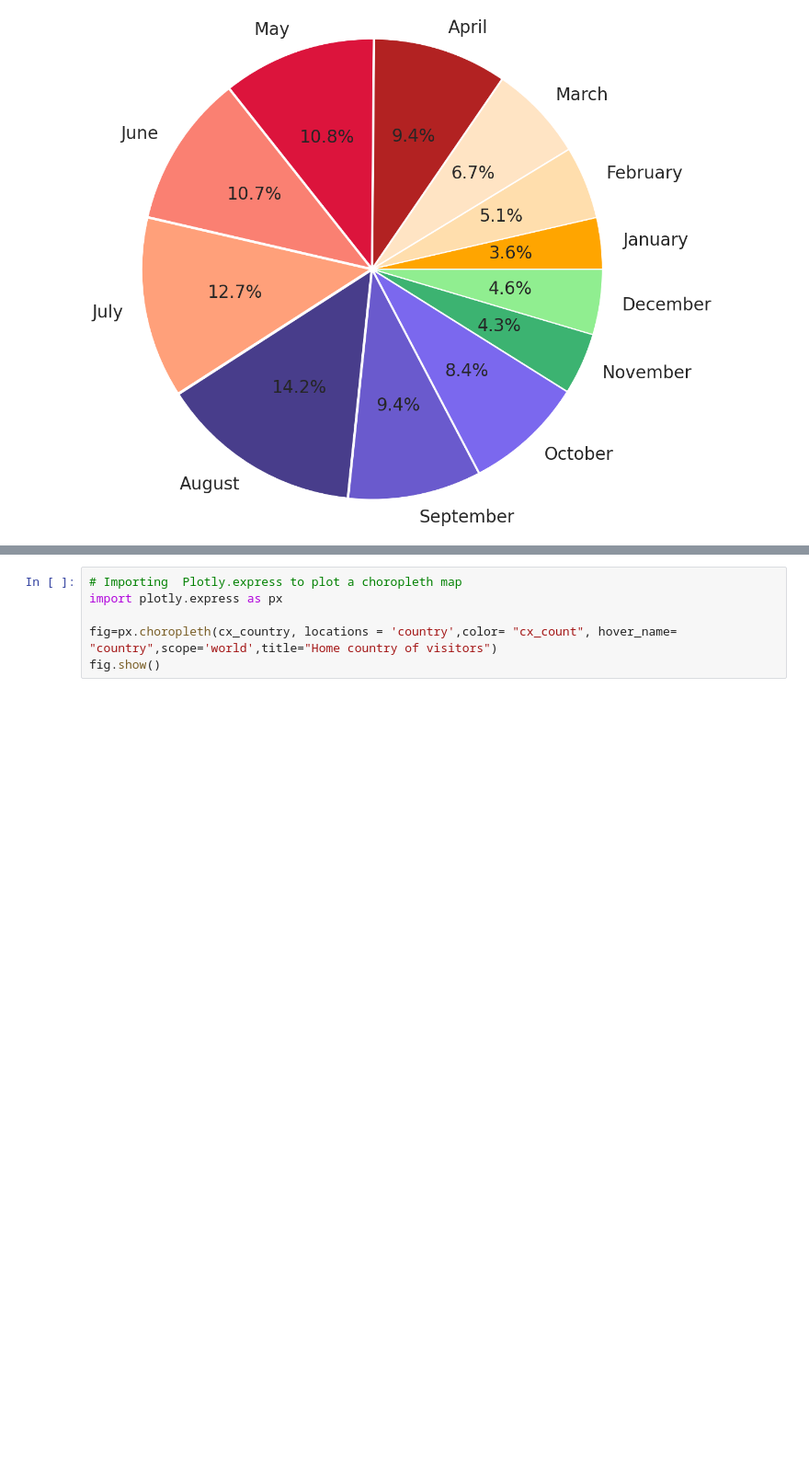
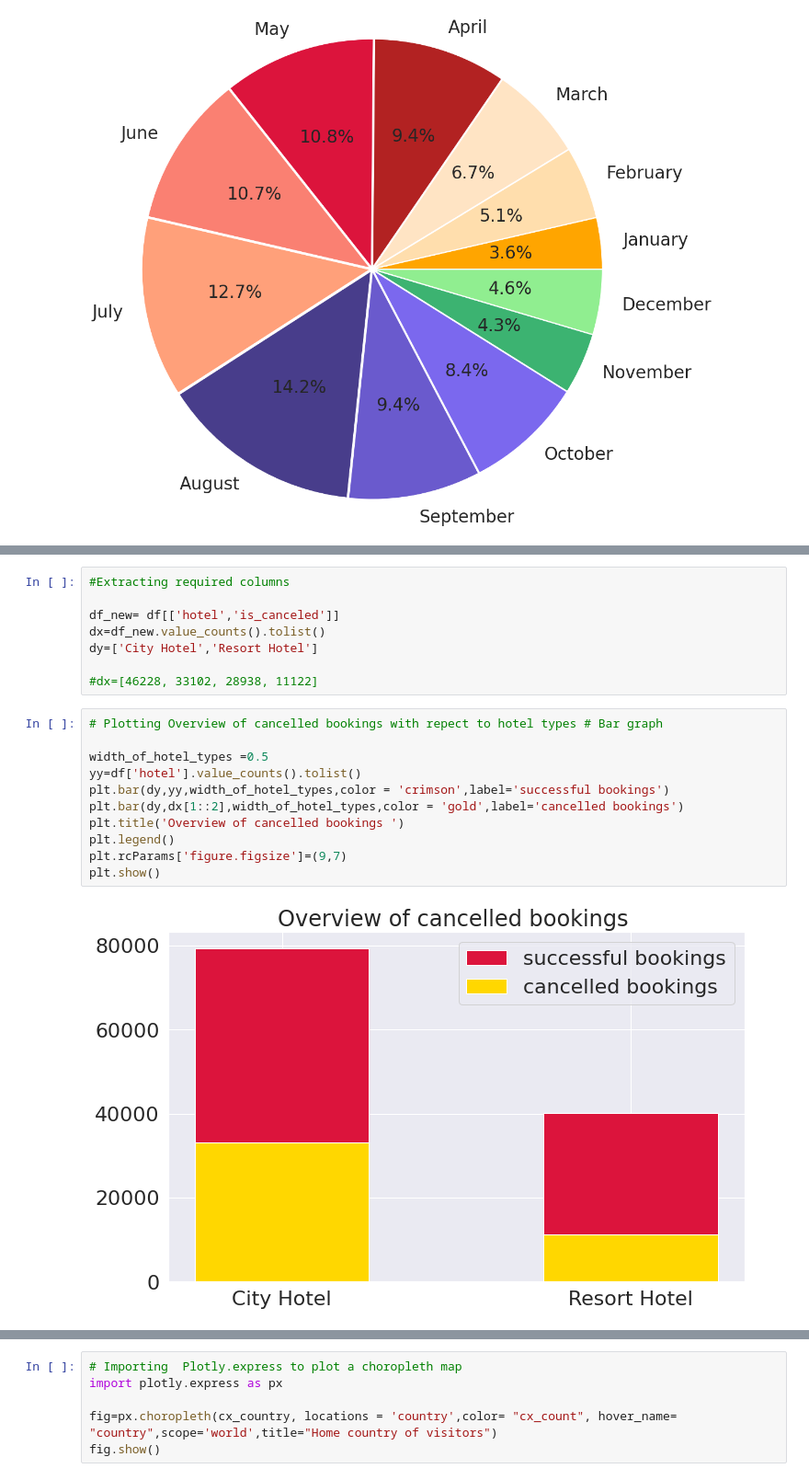
Before and after one commit to Sriharish19/EDA-Hotel-Booking-Capstone-Project-1, a Jupyter notebook: SH_Hotel_Booking_Capstone_Project.ipynb, the cells around one changed output, grey strips where cells are left out. Shown at 92% size. Saved outputs shown, nothing was run; the diff lists cells and outputs as text; blank space fills up the shorter version.

```diff
--- a/SH_Hotel_Booking_Capstone_Project.ipynb
+++ b/SH_Hotel_Booking_Capstone_Project.ipynb
@@ -295,0 +305,21 @@ plt.show()
+# %%
+#Extracting required columns
+
+df_new= df[['hotel','is_canceled']]
+dx=df_new.value_counts().tolist()
+dy=['City Hotel','Resort Hotel']
+
+#dx=[46228, 33102, 28938, 11122]
+# %%
+# Plotting Overview of cancelled bookings with repect to hotel types # Bar graph
+
+width_of_hotel_types =0.5
+yy=df['hotel'].value_counts().tolist()
+plt.bar(dy,yy,width_of_hotel_types,color = 'crimson',label='successful bookings')
+plt.bar(dy,dx[1::2],width_of_hotel_types,color = 'gold',label='cancelled bookings')
+plt.title('Overview of cancelled bookings ')
+plt.legend()
+plt.rcParams['figure.figsize']=(9,7)
+plt.show()
+# %% [output]
+[figure, added]
```
Also changed, not shown: parts of 2 cells of this notebook.
